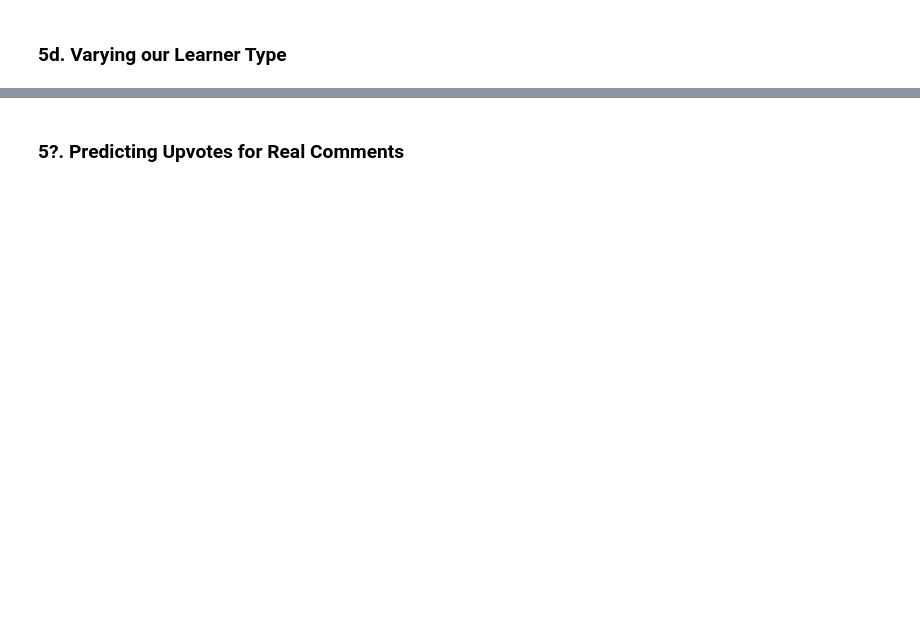
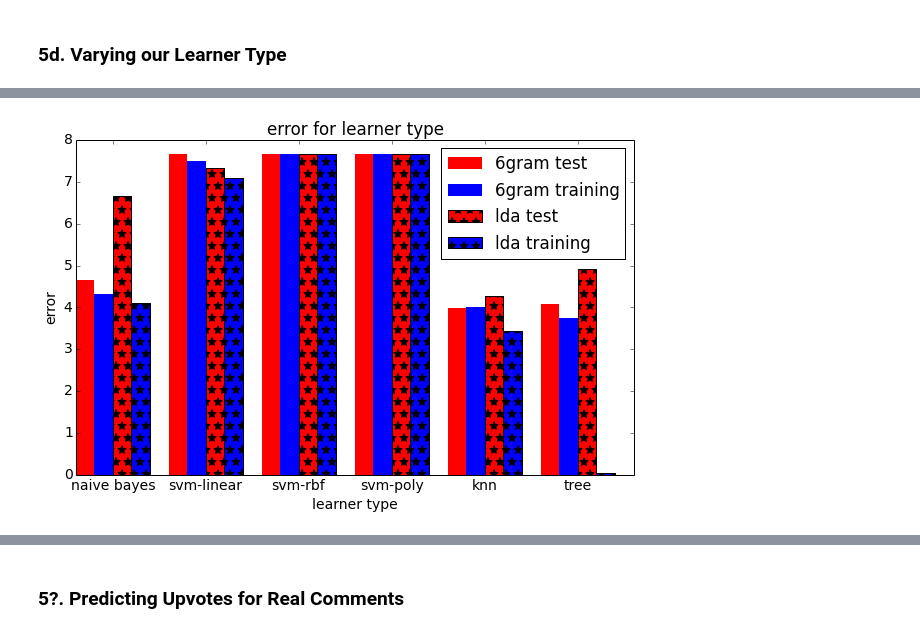
Before and after one commit to kennyyu/cs109-project, a Jupyter notebook: notebooks/kenny.ipynb, the cells around one changed output, grey strips where cells are left out. Saved outputs shown, nothing was run; the diff lists cells and outputs as text; code cells hidden in the pictures; blank space fills up the shorter version.

Commit message:
results for learners

```diff
--- a/notebooks/kenny.ipynb
+++ b/notebooks/kenny.ipynb
@@ -825,0 +910,27 @@ underlying data, and so our learning model begins to overfit to the training dat
+# %%
+test_errors_gram_learn = [4.6646930768540864, 7.6660602481076738, 7.6713362363583615,
+                          7.6713114967267746, 3.9951501659044051, 4.073606198515674]
+train_errors_gram_learn = [4.3227843375619628, 7.5052523912893143, 7.66960128008719,
+                           7.6713106624221092, 4.0121562293418886, 3.7463615732015625]
+
+test_errors_lda_learn = [6.6579170029593824, 7.3258476170351878, 7.6646629264367858,
+                         7.6713114938404789, 4.2719195587839653, 4.914182321704577]
+train_errors_lda_learn = [4.1075544954557595, 7.1039404675110438, 7.6633765081376746,
+                          7.6713106603101906, 3.4479360249328983, 0.037950212776850824]
+learn = ["naive bayes", "svm-linear", "svm-rbf", "svm-poly", "knn", "tree"]
+
+ind = np.arange(len(learn))
+width=0.20
+
+plt.bar(ind, test_errors_gram_learn, width=width, color='r', label='6gram test')
+plt.bar(ind + width, train_errors_gram_learn, width=width, color='b', label='6gram training')
+plt.bar(ind + 2 * width, test_errors_lda_learn, width=width, edgecolor='black', hatch='*', color='r', label='lda test')
+plt.bar(ind + 3 * width, train_errors_lda_learn, width=width, edgecolor='black', hatch='*', color='b', label='lda training')
+plt.xlabel("learner type")
+plt.ylabel("error")
+plt.xticks(ind + 2 * width, learn)
+plt.title("error for learner type")
+plt.legend()
+plt.show()
+# %% [output]
+[figure, added]
```
Also changed, not shown: parts of 12 cells of this notebook.
